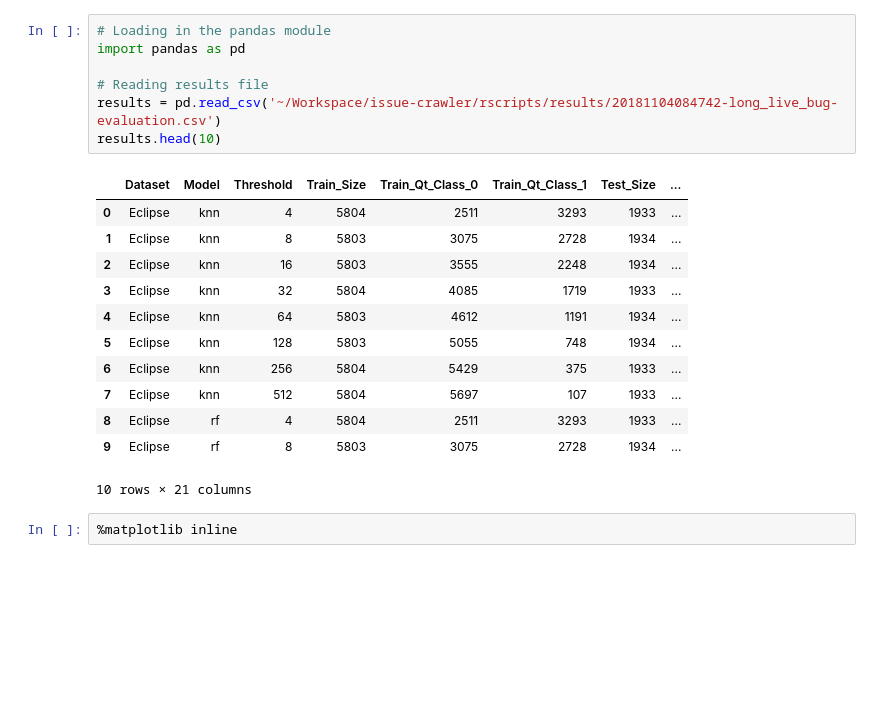
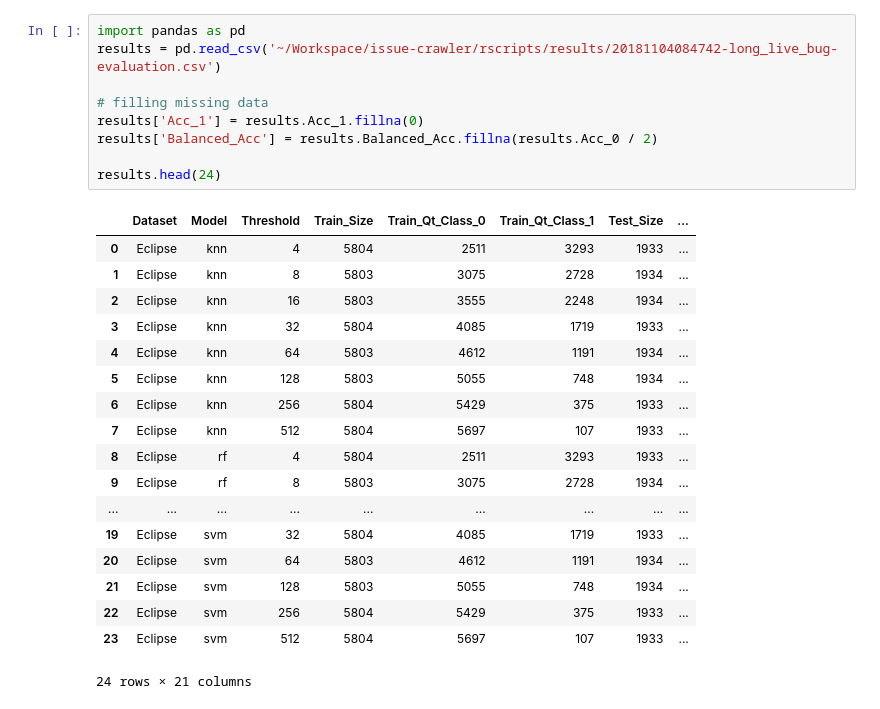
Before and after one commit to gomesluiz/my-doctorate, a Jupyter notebook: notebooks/Untitled.ipynb, the cells around one changed output. Drawn from its saved outputs; the diff is of its cells as text; blank space fills up the shorter version.

```diff
--- a/notebooks/Untitled.ipynb
+++ b/notebooks/Untitled.ipynb
@@ -1,22 +1,28 @@
 # %%
-# Loading in the pandas module
 import pandas as pd
+results = pd.read_csv('~/Workspace/issue-crawler/rscripts/results/20181104084742-long_live_bug-evaluation.csv')
 
-# Reading results file
-results = pd.read_csv('~/Workspace/issue-crawler/rscripts/results/20181104084742-long_live_bug-evaluation.csv')
-results.head(10)
+# filling missing data
+results['Acc_1'] = results.Acc_1.fillna(0)
+results['Balanced_Acc'] = results.Balanced_Acc.fillna(results.Acc_0 / 2)
+
+results.head(24)
 # %% [output]
 |  | Dataset | Model | Threshold | Train_Size | Train_Qt_Class_0 | Train_Qt_Class_1 | Test_Size | ... |
 | 0 | Eclipse | knn | 4 | 5804 | 2511 | 3293 | 1933 | ... |
 | 1 | Eclipse | knn | 8 | 5803 | 3075 | 2728 | 1934 | ... |
 | 2 | Eclipse | knn | 16 | 5803 | 3555 | 2248 | 1934 | ... |
 | 3 | Eclipse | knn | 32 | 5804 | 4085 | 1719 | 1933 | ... |
 | 4 | Eclipse | knn | 64 | 5803 | 4612 | 1191 | 1934 | ... |
 | 5 | Eclipse | knn | 128 | 5803 | 5055 | 748 | 1934 | ... |
 | 6 | Eclipse | knn | 256 | 5804 | 5429 | 375 | 1933 | ... |
 | 7 | Eclipse | knn | 512 | 5804 | 5697 | 107 | 1933 | ... |
 | 8 | Eclipse | rf | 4 | 5804 | 2511 | 3293 | 1933 | ... |
 | 9 | Eclipse | rf | 8 | 5803 | 3075 | 2728 | 1934 | ... |
+| ... | ... | ... | ... | ... | ... | ... | ... | ... |
+| 19 | Eclipse | svm | 32 | 5804 | 4085 | 1719 | 1933 | ... |
+| 20 | Eclipse | svm | 64 | 5803 | 4612 | 1191 | 1934 | ... |
+| 21 | Eclipse | svm | 128 | 5803 | 5055 | 748 | 1934 | ... |
+| 22 | Eclipse | svm | 256 | 5804 | 5429 | 375 | 1933 | ... |
+| 23 | Eclipse | svm | 512 | 5804 | 5697 | 107 | 1933 | ... |
-10 rows × 21 columns
+24 rows × 21 columns
-# %%
-%matplotlib inline
```
Also changed, not shown: parts of 4 cells of this notebook.
